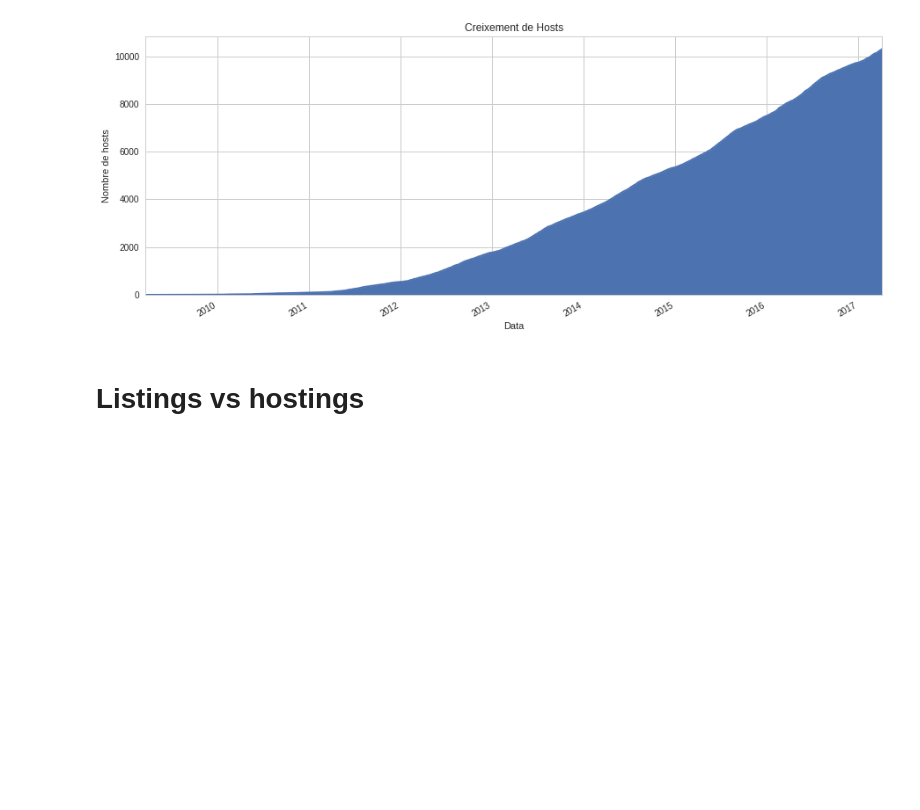
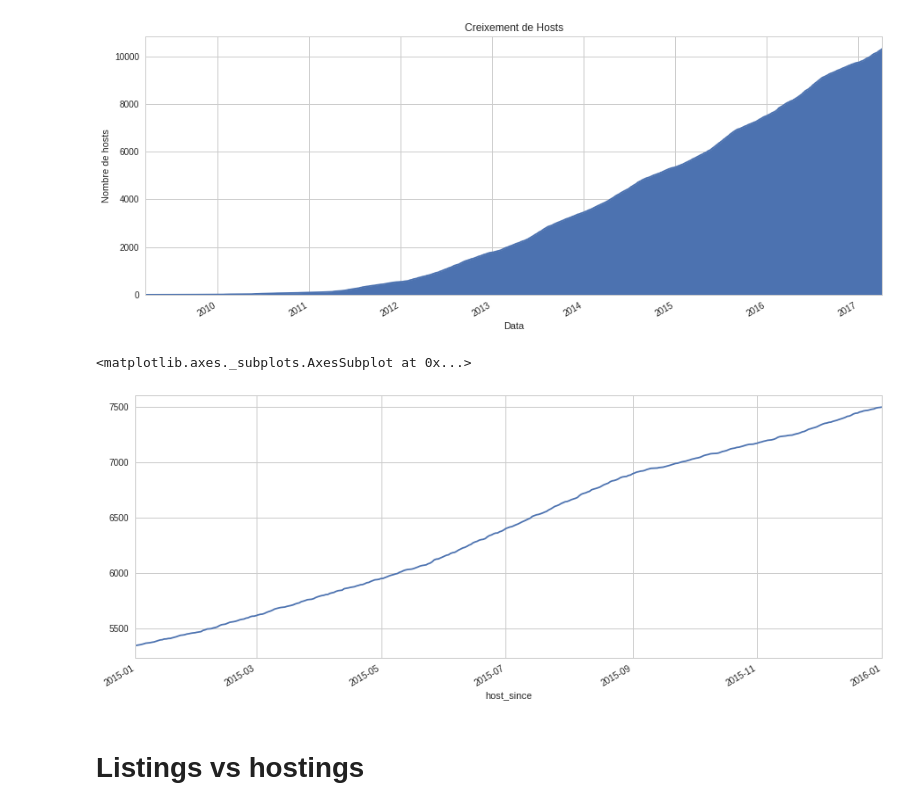
Before and after one commit to dsolanno/BarcelonaRentsStatus, a Jupyter notebook: airbnb data exploration/Airbnb data exploration.ipynb, the cells around one changed output. Saved outputs shown, nothing was run; the diff lists cells and outputs as text; code cells hidden in the pictures; blank space fills up the shorter version.

```diff
--- a/airbnb data exploration/Airbnb data exploration.ipynb
+++ b/airbnb data exploration/Airbnb data exploration.ipynb
@@ -48,6 +48,11 @@ plt.xlabel('Data')
 # %% [output]
 <matplotlib.text.Text at 0x...>
 [figure]
+# %%
+host_grow["2015-01-01":"2016-01-01"].plot()
+# %% [output]
+<matplotlib.axes._subplots.AxesSubplot at 0x...>
+[figure, added]
 # %% [markdown]
 # Listings vs hostings
 # %%
```
Also changed, not shown: parts of 1 cell of this notebook, 1 other file.
